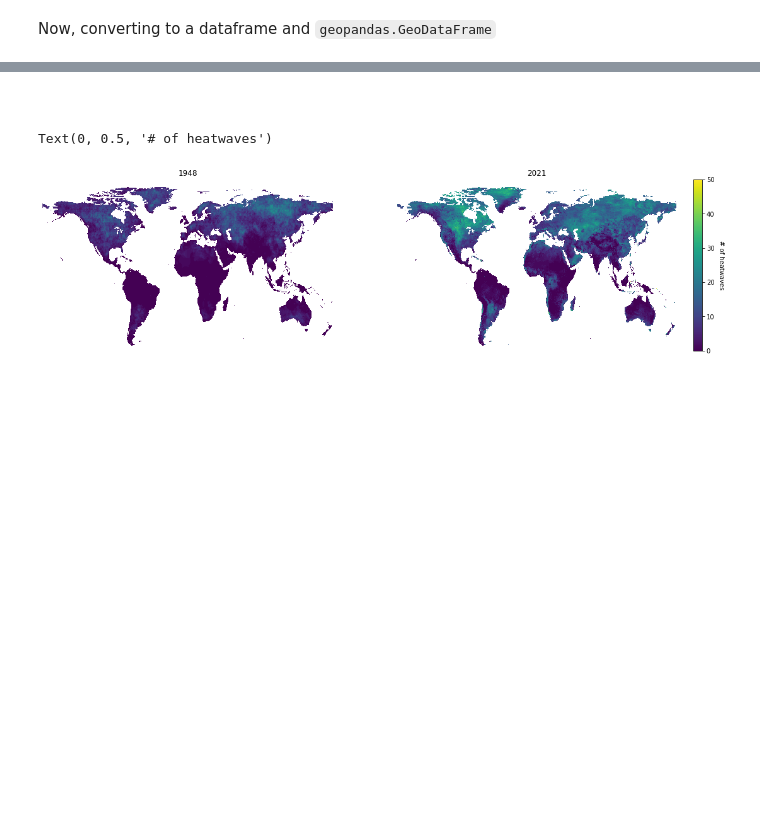
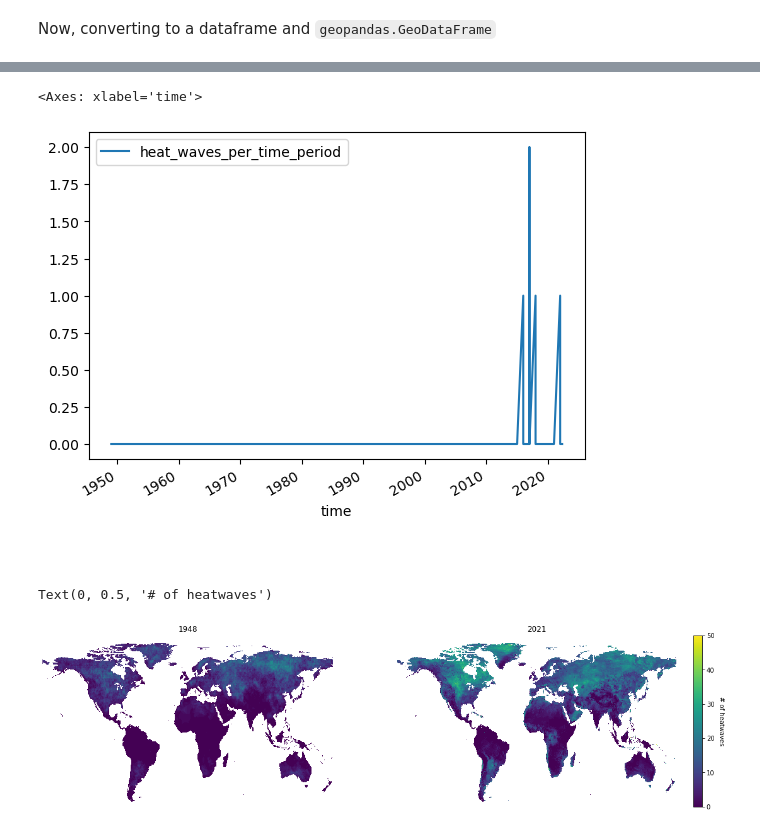
Before and after one commit to datapartnership/heatwaves, a Jupyter notebook: notebooks/measuring-heatwaves/calculate-heatwaves-incidence.ipynb, the cells around one changed output, grey strips where cells are left out. Saved outputs shown, nothing was run; the diff lists cells and outputs as text; code cells hidden in the pictures; blank space fills up the shorter version.

```diff
--- a/notebooks/measuring-heatwaves/calculate-heatwaves-incidence.ipynb
+++ b/notebooks/measuring-heatwaves/calculate-heatwaves-incidence.ipynb
@@ -79,3 +195,6 @@ df = clipped_chennai.to_dataframe().reset_index()
 gdf = geopandas.GeoDataFrame(
     df.reset_index(), geometry=geopandas.points_from_xy(df["lon"], df["lat"])
 )
+# %%
+df = clipped_chennai.to_dataframe().reset_index()
+df[df['time'].dt.year==2016]
@@ -82 +207,4 @@ gdf = geopandas.GeoDataFrame(
+# %%
+df['heat_waves_per_time_period'] = df['heat_waves_per_time_period'].fillna(0)
+df['heat_waves_per_time_period'] = df['heat_waves_per_time_period'].astype(int)
 # %%
@@ -90,3 +223,8 @@ gdf
+# %%
+df.plot(x='time', y='heat_waves_per_time_period')
+# %% [output]
+<Axes: xlabel='time'>
+[figure, added]
 # %% [markdown]
 ##
 # %%
```
Also changed, not shown: parts of 14 cells of this notebook.
